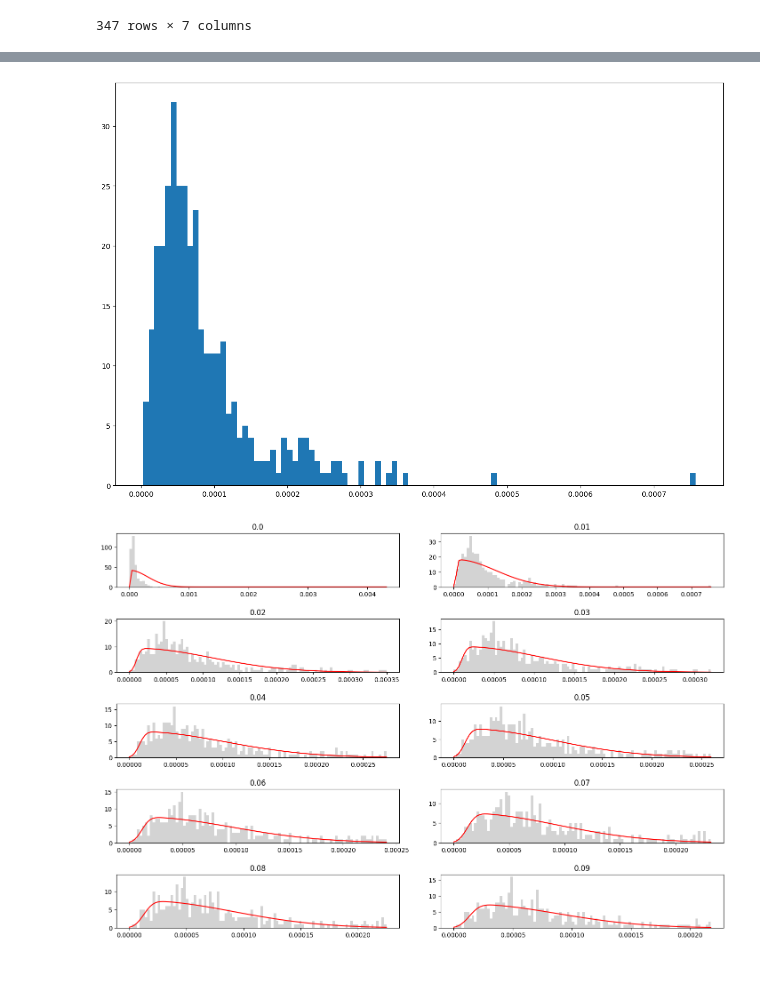
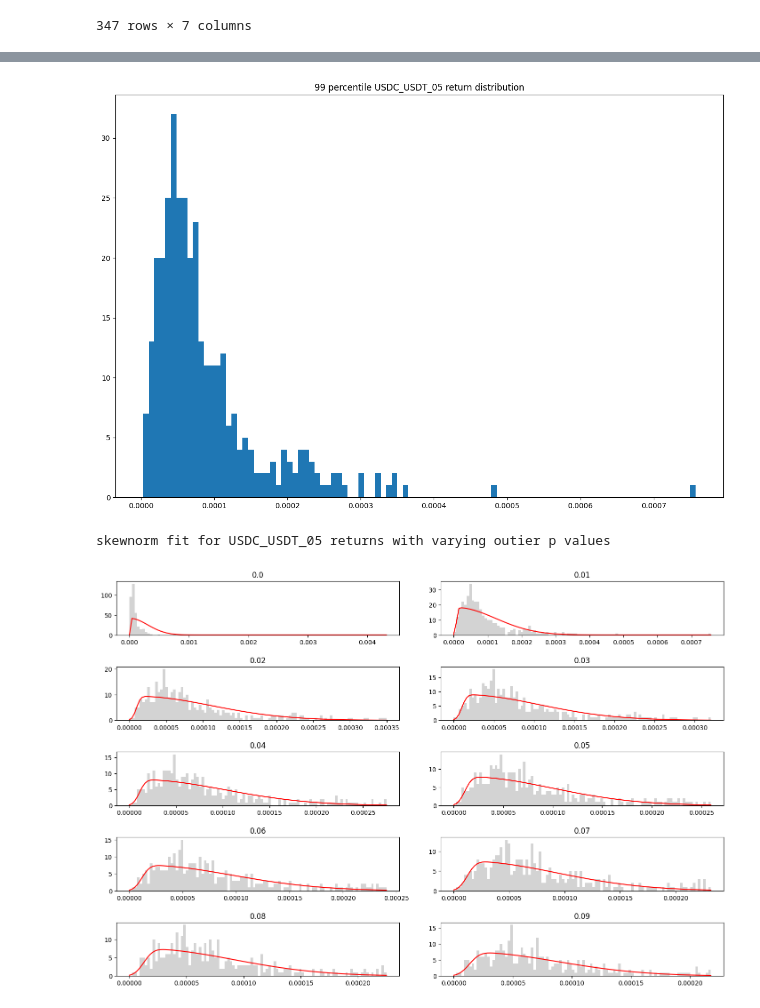
Before and after one commit to PabloBaiocchi/liquidityPoolStrategy, a Jupyter notebook: notebooks/reinvestment_strategy_analysis.ipynb, the cells around one changed output, grey strips where cells are left out. Cells and saved outputs as stored; diff of their text form; code cells hidden in the pictures; blank space fills up the shorter version.

```diff
--- a/notebooks/reinvestment_strategy_analysis.ipynb
+++ b/notebooks/reinvestment_strategy_analysis.ipynb
@@ -101,7 +105,8 @@ _=plt.hist(pool.returns,bins=100)
 # %%
-_=plt.hist(pool.returns.sort_values(ascending=True).iloc[:int(len(pool)*.99)],bins=100)
+plt.hist(pool.returns.sort_values(ascending=True).iloc[:int(len(pool)*.99)],bins=100)
+_=plt.title('99 percentile USDC_USDT_05 return distribution')
 # %% [output]
-[figure, old version]
+[figure, new version]
 # %%
 def fit_returns(sample,p_val,bin_count,plot):
     cut_off_sample=sample.sort_values(ascending=True).iloc[:int(len(sample)*(1-p_val))]
@@ -127,7 +132,9 @@ for row in np.arange(rows,dtype=int):
         fit_returns(pool.returns,p_vals[count],100,plots[row][col])
         plots[row][col].set_title(p_vals[count])
         count=count+1
+print('skewnorm fit for USDC_USDT_05 returns with varying outier p values')
 # %% [output]
+skewnorm fit for USDC_USDT_05 returns with varying outier p values
 [figure]
 # %%
 # Q2 ANSWER: YES. POOL RETURNS CAN BE GENERALLY DESCRIBED
```
Also changed, not shown: parts of 4 cells of this notebook, 2 other files.
